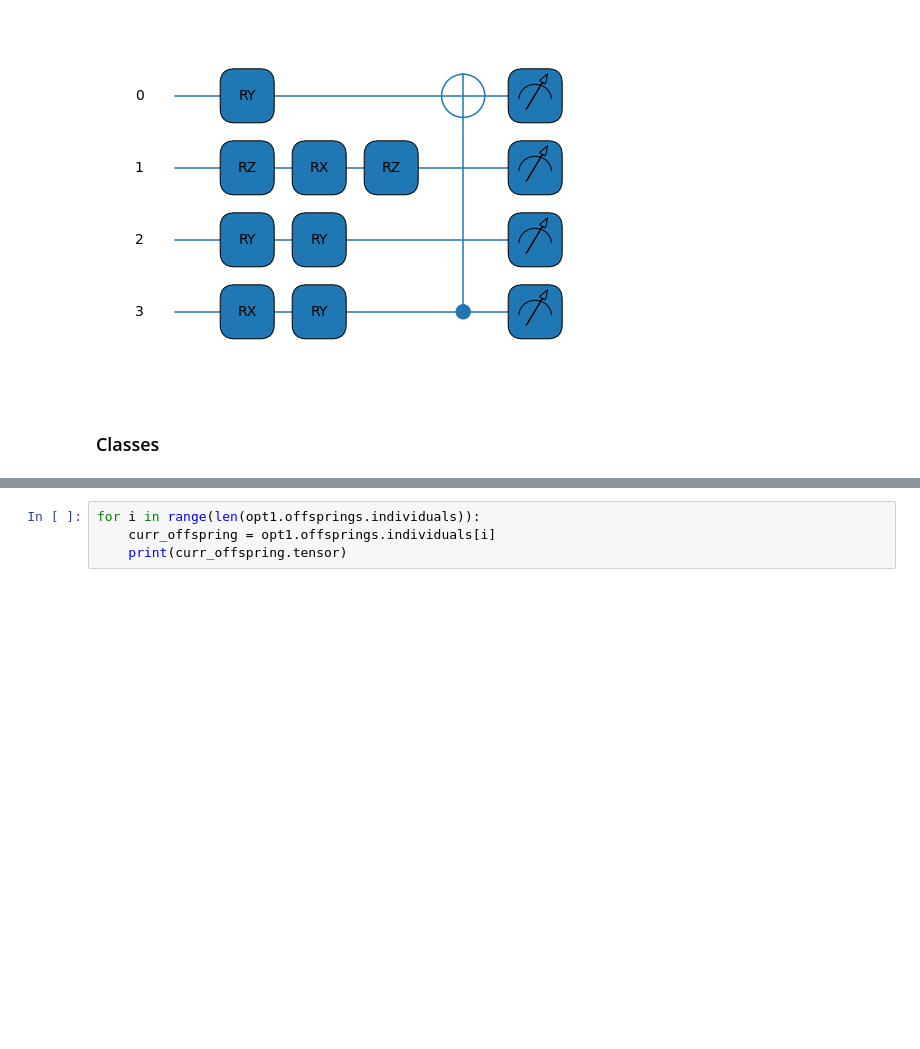
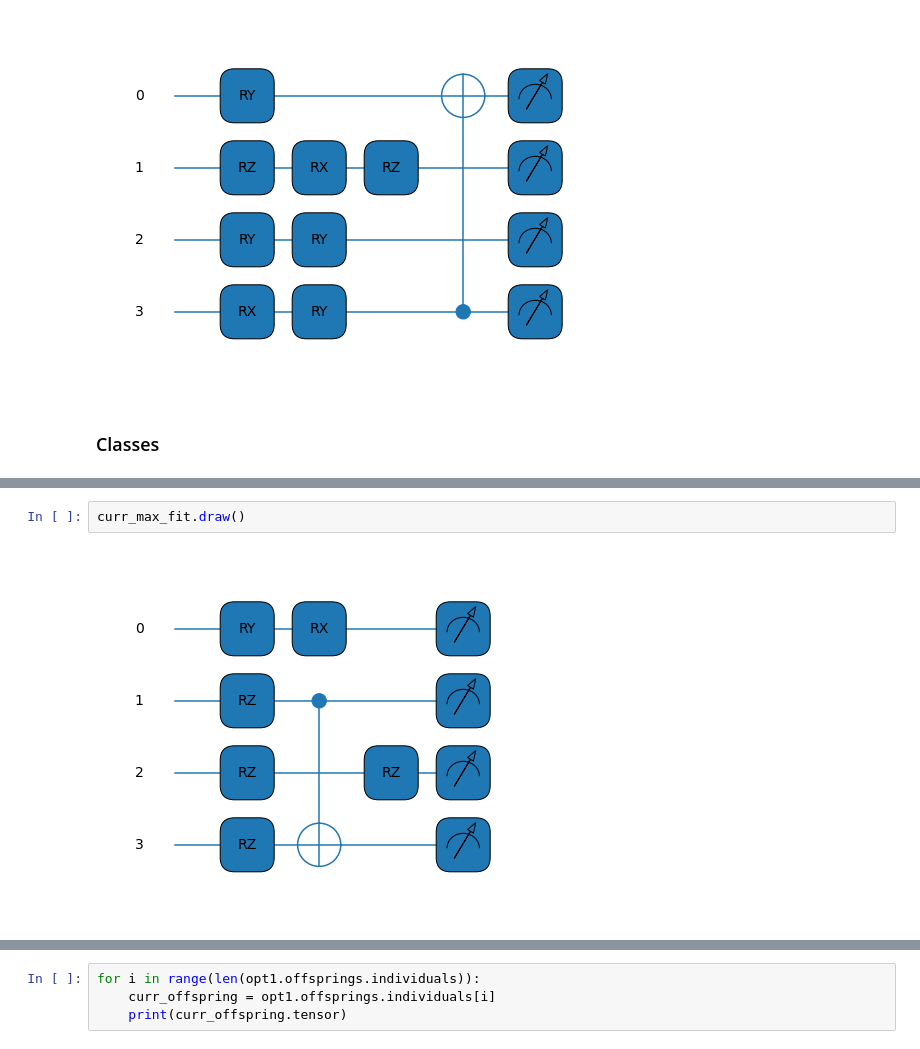
Before and after one commit to Yiyi-Cai/Quantum-Machine-Learning-for-Ansatz-Search, a Jupyter notebook: optimizer_code/ansatz_optimizer.ipynb, the cells around one changed output, grey strips where cells are left out. Drawn from its saved outputs; the diff is of its cells as text; blank space fills up the shorter version.

```diff
--- a/optimizer_code/ansatz_optimizer.ipynb
+++ b/optimizer_code/ansatz_optimizer.ipynb
@@ -886,3 +909,7 @@ num_two_gates = 1
+# %%
+curr_max_fit.draw()
+# %% [output]
+[figure, added]
 # %%
 pop_size = 20
 opt1 = CircuitOptimizer(pop_size, probability_pt, num_one_gates, num_two_gates, max_moments, n_qubits)
```
Also changed, not shown: parts of 13 cells of this notebook, 3 other files.
